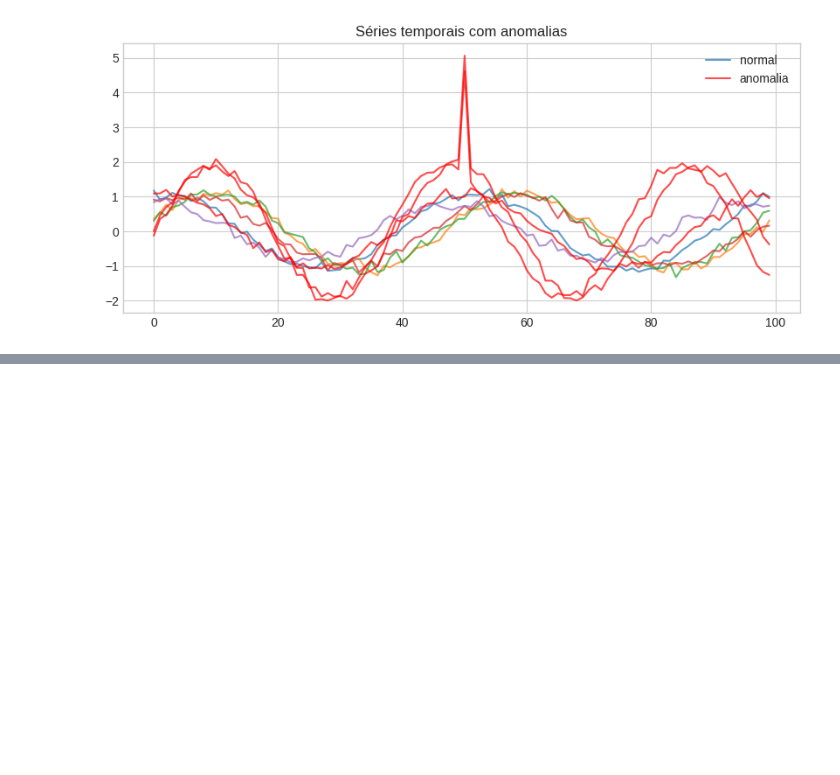
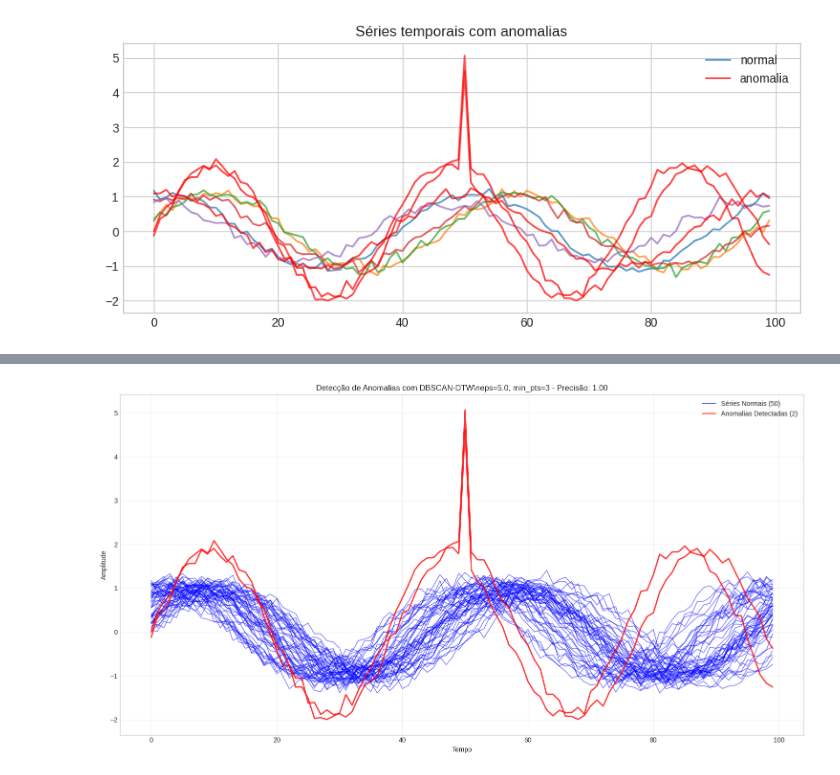
Before and after one commit to jonas07br/AM---ATT--PYTHON, a Jupyter notebook: 04 - DBSCAN.ipynb, the cells around one changed output, grey strips where cells are left out. Saved outputs shown, nothing was run; the diff lists cells and outputs as text; code cells hidden in the pictures; blank space fills up the shorter version.

```diff
--- a/04 - DBSCAN.ipynb
+++ b/04 - DBSCAN.ipynb
@@ -1194,0 +1569,93 @@ plt.show()
+# %%
+# 3. Escolher os melhores parâmetros e visualizar os resultados
+
+# Encontrar o resultado com melhor precisão e que detectou as anomalias
+best_dtw = None
+for result in dtw_results:
+    # Critério: detectou pelo menos uma anomalia real e tem boa precisão
+    if result['true_positive'] > 0 and result['precision'] >= 0.5:
+        if best_dtw is None or result['precision'] > best_dtw['precision']:
+            best_dtw = result
+
+if best_dtw is None:
+    # Se não encontrou um bom resultado, pegar o com maior número de verdadeiros positivos
+    best_dtw = max(dtw_results, key=lambda x: x['true_positive'])
+
+print("MELHOR CONFIGURAÇÃO ENCONTRADA:")
+print("="*40)
+print(f"eps = {best_dtw['eps']}")
+print(f"min_pts = {best_dtw['min_pts']}")
+print(f"Clusters encontrados: {best_dtw['n_clusters']}")
+print(f"Anomalias detectadas: {best_dtw['n_anomalies']}")
+print(f"Anomalias reais capturadas: {best_dtw['true_positive']}/2")
+print(f"Falsos positivos: {best_dtw['false_positive']}")
+print(f"Precisão: {best_dtw['precision']:.2f}")
+
+# 4. Plotar todas as séries coloridas por detecção de anomalia
+plt.figure(figsize=(15, 8))
+
+# Plot das séries normais (não detectadas como anomalia)
+normal_mask = best_dtw['labels'] != -1
+for i, series in enumerate(X_series):
+    if normal_mask[i]:
+        plt.plot(series, alpha=0.6, color='blue', linewidth=1)
+
+# Plot das séries detectadas como anomalia
+anomaly_mask = best_dtw['labels'] == -1
+anomaly_series = []
+for i, series in enumerate(X_series):
+    if anomaly_mask[i]:
+        plt.plot(series, alpha=0.8, color='red', linewidth=2)
+        anomaly_series.append(i)
+
+# Destacar as anomalias reais que foram perdidas
+missed_anomalies = []
+for i in range(len(X_series)):
+    if y_series[i] == -1 and best_dtw['labels'][i] != -1:
+        plt.plot(X_series[i], alpha=0.9, color='orange', linewidth=2, linestyle='--')
+        missed_anomalies.append(i)
+
+plt.title(f'Detecção de Anomalias com DBSCAN-DTW\\n'
+          f'eps={best_dtw["eps"]}, min_pts={best_dtw["min_pts"]} - '
+          f'Precisão: {best_dtw["precision"]:.2f}')
+plt.xlabel('Tempo')
+plt.ylabel('Amplitude')
+plt.grid(True, alpha=0.3)
+
+# Legenda
+from matplotlib.lines import Line2D
+legend_elements = [
+    Line2D([0], [0], color='blue', alpha=0.6, label=f'Séries Normais ({np.sum(normal_mask)})'),
+    Line2D([0], [0], color='red', alpha=0.8, label=f'Anomalias Detectadas ({np.sum(anomaly_mask)})'),
+]
+if len(missed_anomalies) > 0:
+    legend_elements.append(
+        Line2D([0], [0], color='orange', linestyle='--', label=f'Anomalias Perdidas ({len(missed_anomalies)})')
+    )
+
+plt.legend(handles=legend_elements, loc='upper right')
+plt.tight_layout()
+plt.show()
+
+# Análise detalhada dos resultados
+print("\\nANÁLISE DETALHADA:")
+print("="*30)
+print(f"Séries detectadas como anomalia: {list(np.where(anomaly_mask)[0])}")
+print(f"Séries realmente anômalas: {list(np.where(y_series == -1)[0])}")
+if len(missed_anomalies) > 0:
+    print(f"Anomalias perdidas: {missed_anomalies}")
+
+# Verificar a correspondência
+correct_detections = []
+false_positives = []
+for i in range(len(X_series)):
+    if best_dtw['labels'][i] == -1:  # detectada como anomalia
+        if y_series[i] == -1:  # realmente é anomalia
+            correct_detections.append(i)
+        else:  # falso positivo
+            false_positives.append(i)
+
+print(f"Detecções corretas: {correct_detections}")
+print(f"Falsos positivos: {false_positives}")
+print(f"Taxa de detecção: {len(correct_detections)}/2 = {len(correct_detections)/2*100:.1f}%")
+# %% [output]
@@ -1194,0 +1671 @@ plt.show()
+[figure, added]
```
Also changed, not shown: parts of 34 cells of this notebook, 3 other files.
